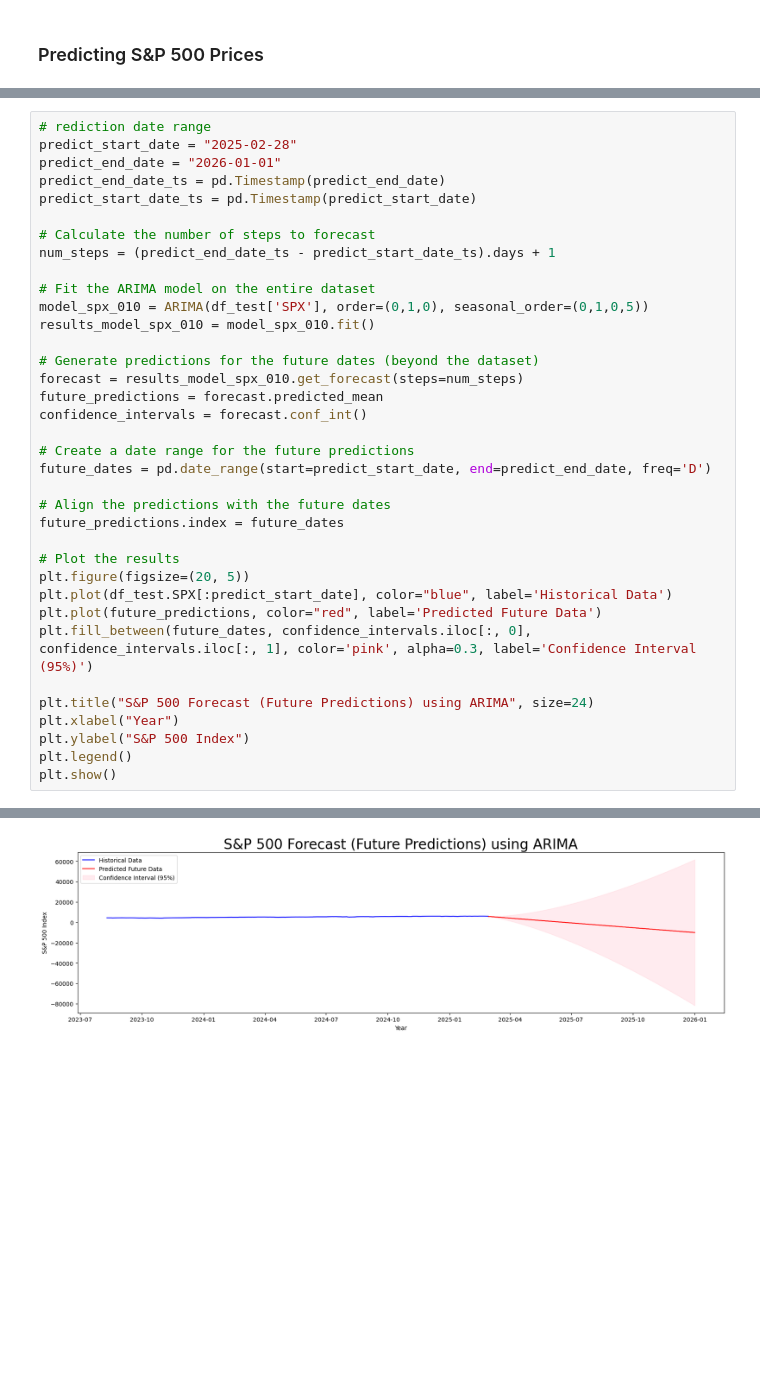
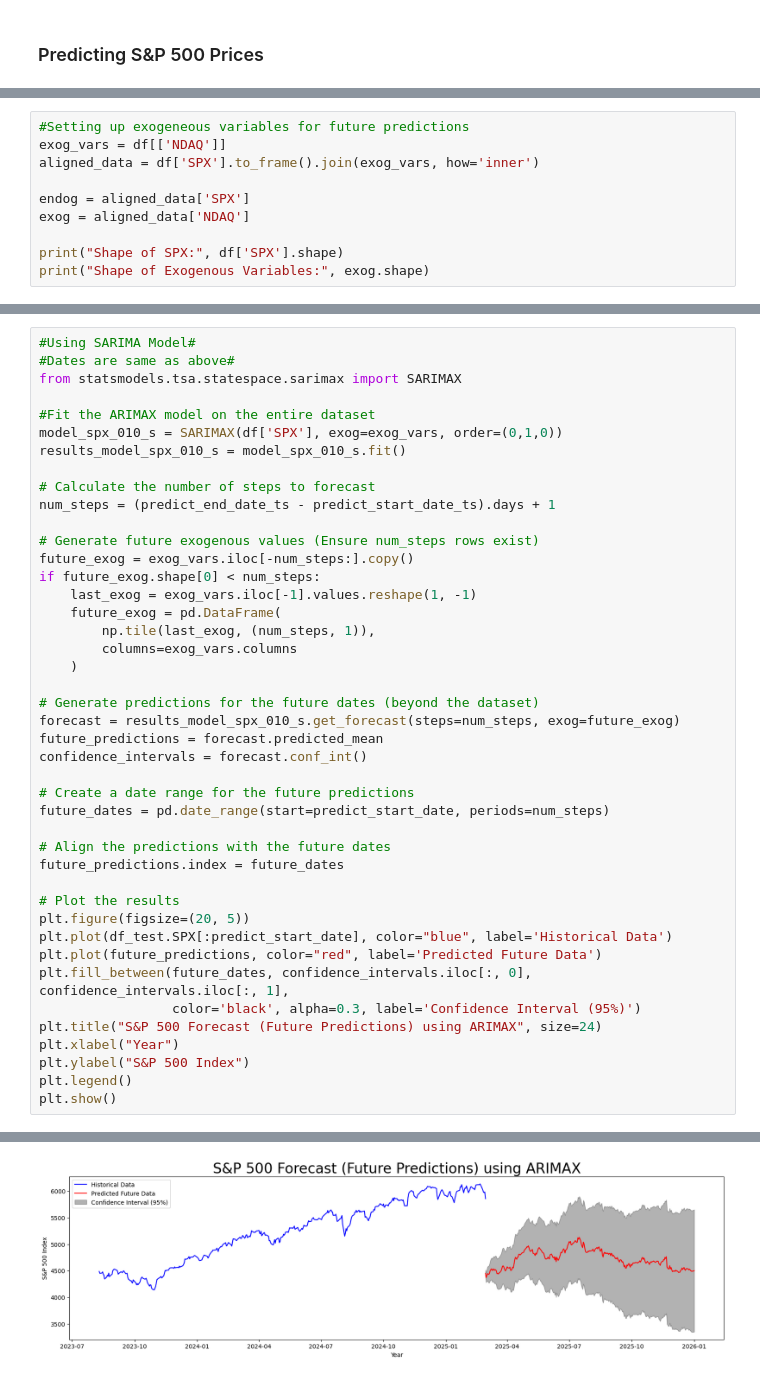
Before and after one commit to hivan04/spx_price_forecast, a Jupyter notebook: Notebooks/2. SPX.ipynb, the cells around one changed output, grey strips where cells are left out. Drawn from its saved outputs; the diff is of its cells as text; blank space fills up the shorter version.

Commit message:
arimax forecast

```diff
--- a/Notebooks/2. SPX.ipynb
+++ b/Notebooks/2. SPX.ipynb
@@ -307,0 +366,10 @@ plt.show()
+# %%
+#Setting up exogeneous variables for future predictions
+exog_vars = df[['NDAQ']]
+aligned_data = df['SPX'].to_frame().join(exog_vars, how='inner')
+
+endog = aligned_data['SPX']
+exog = aligned_data['NDAQ']
+
+print("Shape of SPX:", df['SPX'].shape)
+print("Shape of Exogenous Variables:", exog.shape)
@@ -308,24 +379,31 @@ plt.show()
 # %%
-# rediction date range
-predict_start_date = "2025-02-28"
-predict_end_date = "2026-01-01"
-predict_end_date_ts = pd.Timestamp(predict_end_date)
-predict_start_date_ts = pd.Timestamp(predict_start_date)
+#Using SARIMA Model#
+#Dates are same as above#
+from statsmodels.tsa.statespace.sarimax import SARIMAX
+
+#Fit the ARIMAX model on the entire dataset
+model_spx_010_s = SARIMAX(df['SPX'], exog=exog_vars, order=(0,1,0))
+results_model_spx_010_s = model_spx_010_s.fit()
 
 # Calculate the number of steps to forecast
 num_steps = (predict_end_date_ts - predict_start_date_ts).days + 1
 
-# Fit the ARIMA model on the entire dataset
-model_spx_010 = ARIMA(df_test['SPX'], order=(0,1,0), seasonal_order=(0,1,0,5))
-results_model_spx_010 = model_spx_010.fit()
+# Generate future exogenous values (Ensure num_steps rows exist)
+future_exog = exog_vars.iloc[-num_steps:].copy()
+if future_exog.shape[0] < num_steps:
+    last_exog = exog_vars.iloc[-1].values.reshape(1, -1)
+    future_exog = pd.DataFrame(
+        np.tile(last_exog, (num_steps, 1)),
+        columns=exog_vars.columns
+    )
 
 # Generate predictions for the future dates (beyond the dataset)
-forecast = results_model_spx_010.get_forecast(steps=num_steps)
+forecast = results_model_spx_010_s.get_forecast(steps=num_steps, exog=future_exog)
 future_predictions = forecast.predicted_mean
 confidence_intervals = forecast.conf_int()
 
 # Create a date range for the future predictions
-future_dates = pd.date_range(start=predict_start_date, end=predict_end_date, freq='D')
+future_dates = pd.date_range(start=predict_start_date, periods=num_steps)
 
 # Align the predictions with the future dates
 future_predictions.index = future_dates
@@ -334,9 +412,9 @@ future_predictions.index = future_dates
 plt.figure(figsize=(20, 5))
 plt.plot(df_test.SPX[:predict_start_date], color="blue", label='Historical Data')
 plt.plot(future_predictions, color="red", label='Predicted Future Data')
-plt.fill_between(future_dates, confidence_intervals.iloc[:, 0], confidence_intervals.iloc[:, 1], color='pink', alpha=0.3, label='Confidence Interval (95%)')
-
-plt.title("S&P 500 Forecast (Future Predictions) using ARIMA", size=24)
+plt.fill_between(future_dates, confidence_intervals.iloc[:, 0], confidence_intervals.iloc[:, 1],
+                 color='black', alpha=0.3, label='Confidence Interval (95%)')
+plt.title("S&P 500 Forecast (Future Predictions) using ARIMAX", size=24)
 plt.xlabel("Year")
 plt.ylabel("S&P 500 Index")
 plt.legend()
@@ -345 +441 @@ plt.show()
-[figure, old version]
+[figure, new version]
```
Also changed, not shown: parts of 9 cells of this notebook.
